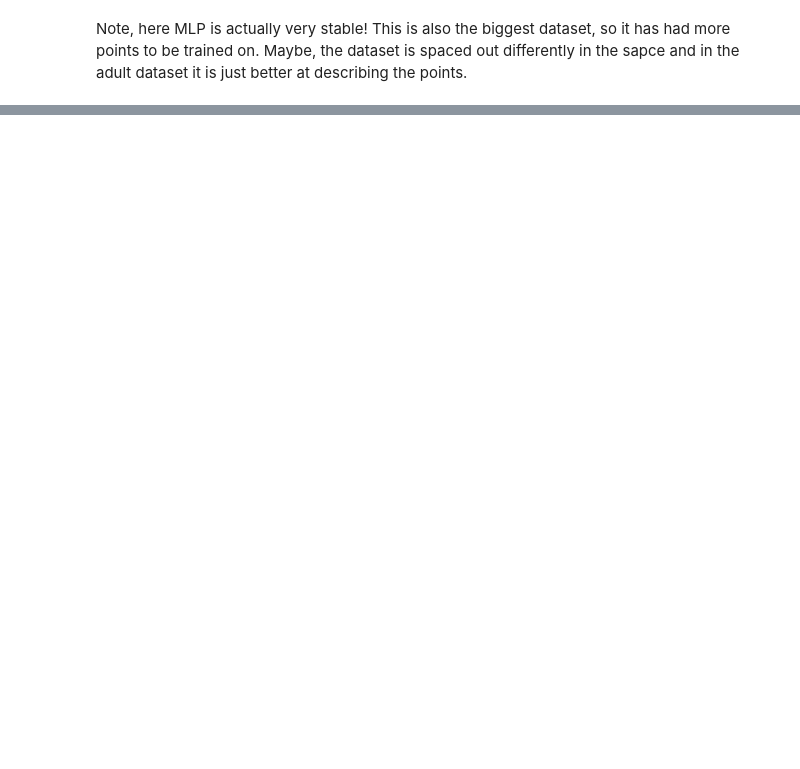
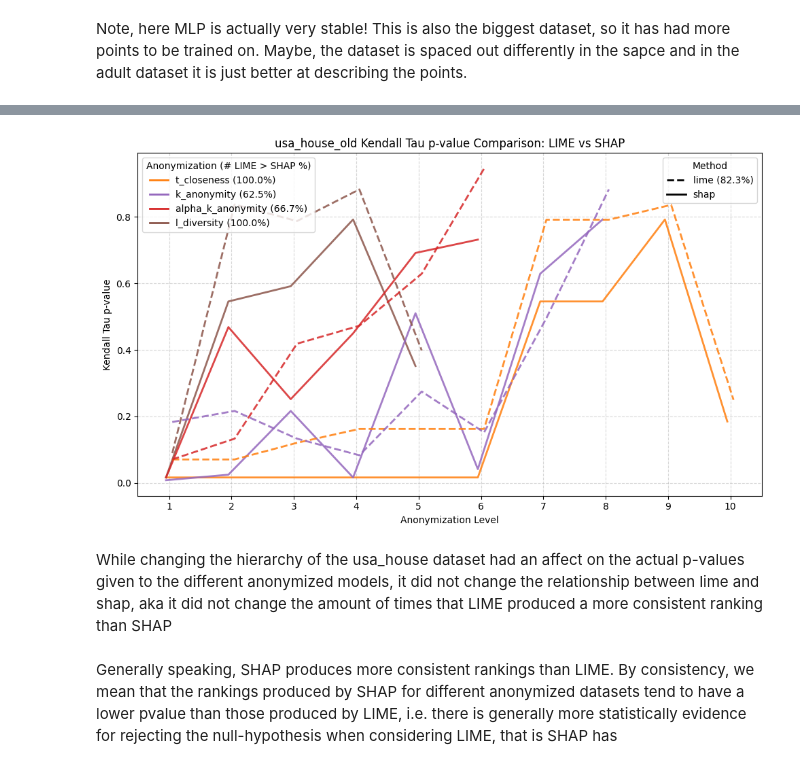
Before and after one commit to Zak9O/Masking-Effects-on-XAI-Techniques, a Jupyter notebook: notebooks/Comparison.ipynb, the cells around one changed output, grey strips where cells are left out. Cells and saved outputs as stored; diff of their text form; code cells hidden in the pictures; blank space fills up the shorter version.

```diff
--- a/notebooks/Comparison.ipynb
+++ b/notebooks/Comparison.ipynb
@@ -148,0 +169,10 @@ Note, here MLP is actually very stable! This is also the biggest dataset, so it
+# %%
+pl.plot_consistency(
+    "usa_house_old"
+)
+# %% [output]
+[figure, added]
+# %% [markdown]
+While changing the hierarchy of the usa_house dataset had an affect on the actual p-values given to the different anonymized models, it did not change the relationship between lime and shap, aka it did not change the amount of times that LIME produced a more consistent ranking than SHAP
+# %% [markdown]
+Generally speaking, SHAP produces more consistent rankings than LIME. By consistency, we mean that the rankings produced by SHAP for different anonymized datasets tend to have a lower pvalue than those produced by LIME, i.e. there is generally more statistically evidence for rejecting the null-hypothesis when considering LIME, that is SHAP has
```
Also changed, not shown: parts of 6 cells of this notebook.
